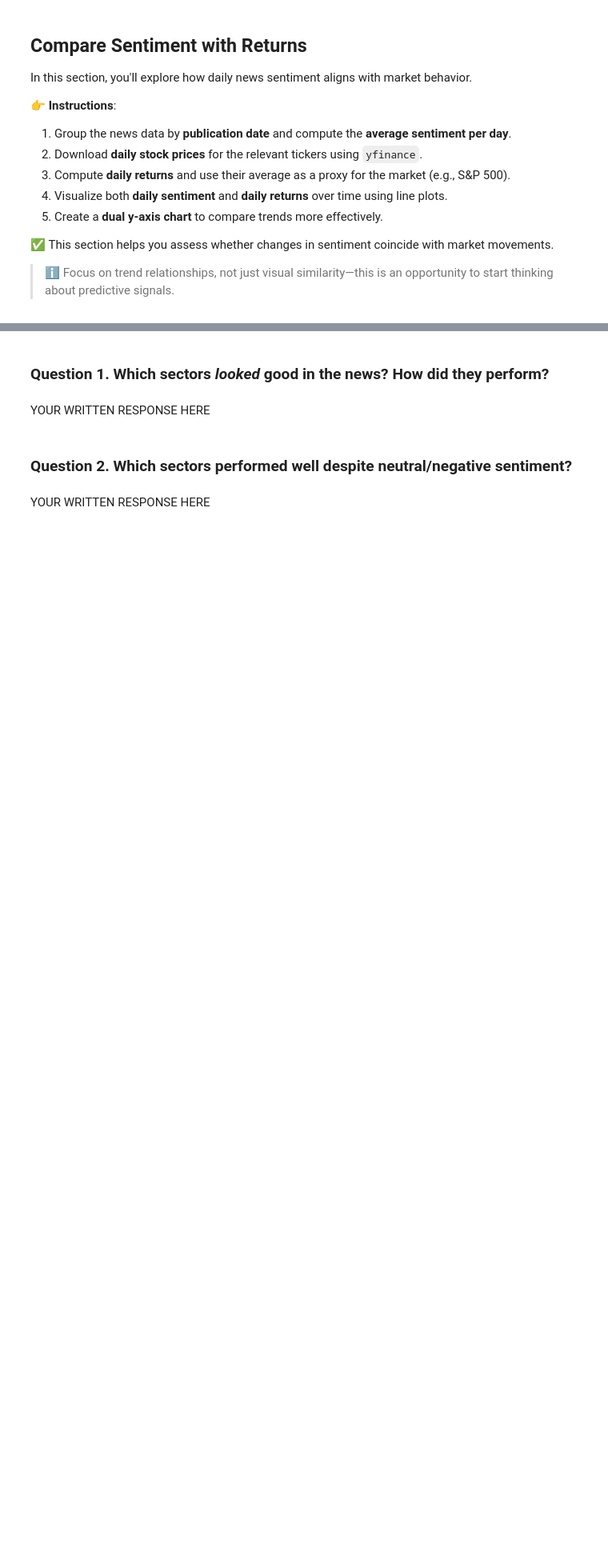
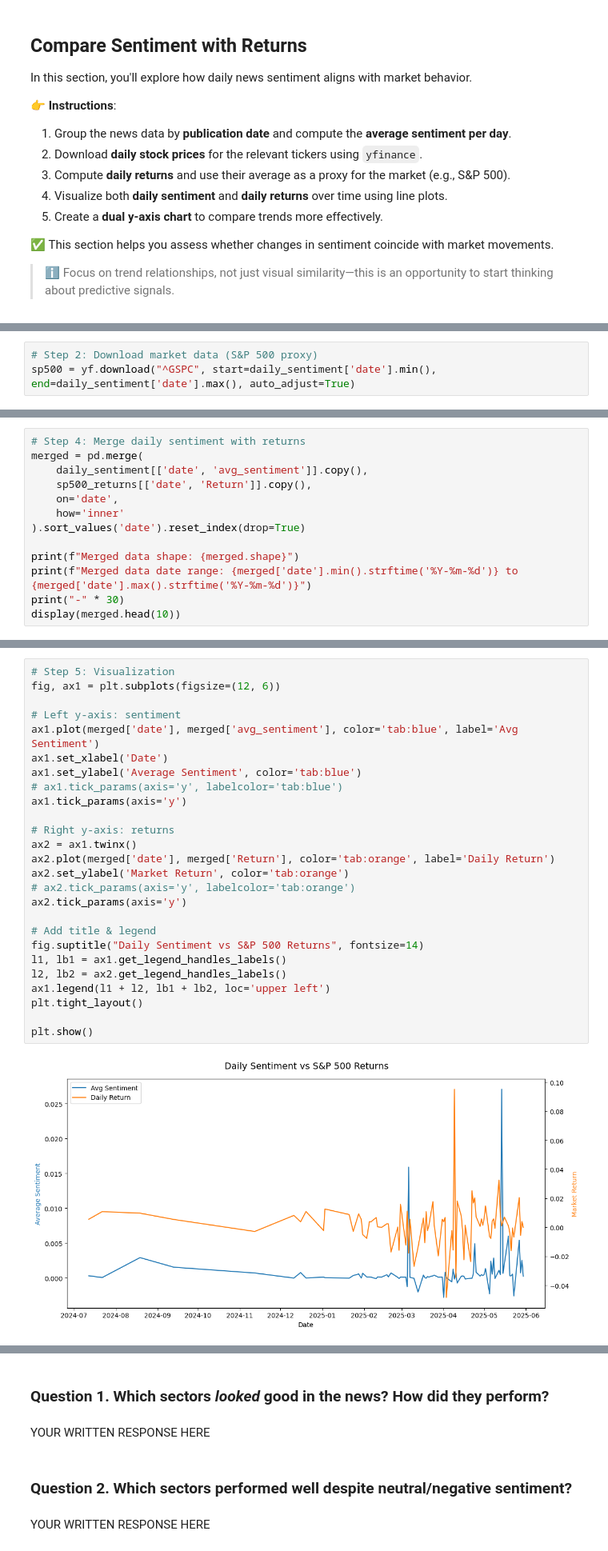
Before and after one commit to AlejandroDiaz10/Fintech, a Jupyter notebook: Module 4/Section B/sentiment_nli_DíazA01276769.ipynb, the cells around one changed output, grey strips where cells are left out. Shown at 80% size. Saved outputs shown, nothing was run; the diff lists cells and outputs as text; blank space fills up the shorter version.

```diff
--- a/Module 4/Section B/sentiment_nli_DíazA01276769.ipynb
+++ b/Module 4/Section B/sentiment_nli_DíazA01276769.ipynb
@@ -150,0 +220,3 @@ In this section, you'll explore how daily news sentiment aligns with market beha
+# %%
+# Step 2: Download market data (S&P 500 proxy)
+sp500 = yf.download("^GSPC", start=daily_sentiment['date'].min(), end=daily_sentiment['date'].max(), auto_adjust=True)
@@ -150,0 +268,13 @@ In this section, you'll explore how daily news sentiment aligns with market beha
+# %%
+# Step 4: Merge daily sentiment with returns
+merged = pd.merge(
+    daily_sentiment[['date', 'avg_sentiment']].copy(),
+    sp500_returns[['date', 'Return']].copy(),
+    on='date',
+    how='inner'
+).sort_values('date').reset_index(drop=True)
+
+print(f"Merged data shape: {merged.shape}")
+print(f"Merged data date range: {merged['date'].min().strftime('%Y-%m-%d')} to {merged['date'].max().strftime('%Y-%m-%d')}")
+print("-" * 30)
+display(merged.head(10))
@@ -150,0 +296,28 @@ In this section, you'll explore how daily news sentiment aligns with market beha
+# %%
+# Step 5: Visualization
+fig, ax1 = plt.subplots(figsize=(12, 6))
+
+# Left y-axis: sentiment
+ax1.plot(merged['date'], merged['avg_sentiment'], color='tab:blue', label='Avg Sentiment')
+ax1.set_xlabel('Date')
+ax1.set_ylabel('Average Sentiment', color='tab:blue')
+# ax1.tick_params(axis='y', labelcolor='tab:blue')
+ax1.tick_params(axis='y')
+
+# Right y-axis: returns
+ax2 = ax1.twinx()
+ax2.plot(merged['date'], merged['Return'], color='tab:orange', label='Daily Return')
+ax2.set_ylabel('Market Return', color='tab:orange')
+# ax2.tick_params(axis='y', labelcolor='tab:orange')
+ax2.tick_params(axis='y')
+
+# Add title & legend
+fig.suptitle("Daily Sentiment vs S&P 500 Returns", fontsize=14)
+l1, lb1 = ax1.get_legend_handles_labels()
+l2, lb2 = ax2.get_legend_handles_labels()
+ax1.legend(l1 + l2, lb1 + lb2, loc='upper left')
+plt.tight_layout()
+
+plt.show()
+# %% [output]
+[figure, added]
```
Also changed, not shown: parts of 30 cells of this notebook, 3 other files.
